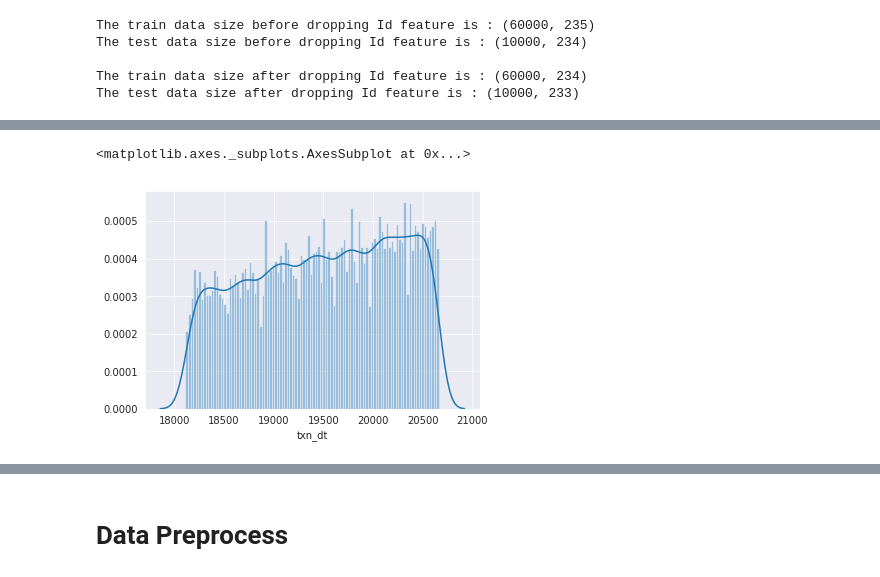
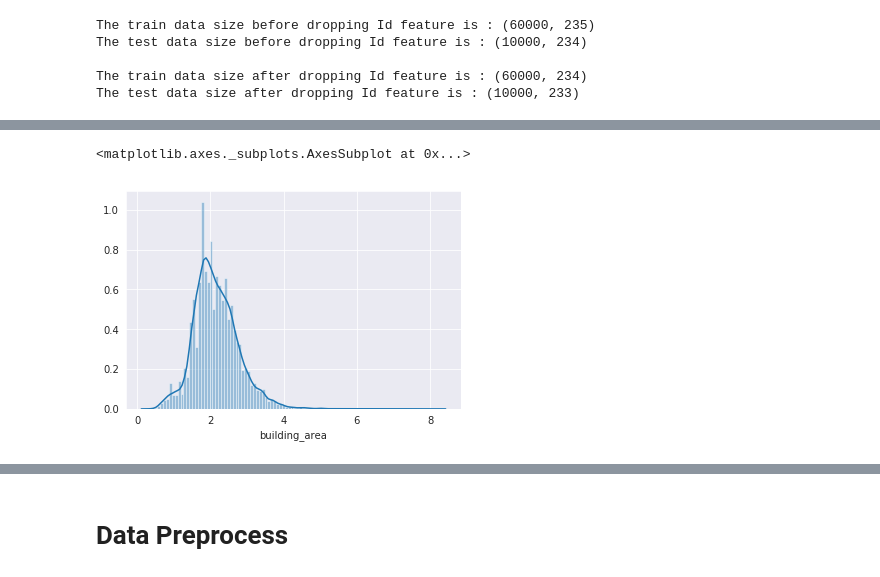
Before and after one commit to chonglun/4th-aia, a Jupyter notebook: tbrain/玉山台灣不動產AI神預測/tbrain-ai-building-total-price.ipynb, the cells around one changed output, grey strips where cells are left out. Saved outputs shown, nothing was run; the diff lists cells and outputs as text; code cells hidden in the pictures.

```diff
--- a/tbrain/玉山台灣不動產AI神預測/tbrain-ai-building-total-price.ipynb
+++ b/tbrain/玉山台灣不動產AI神預測/tbrain-ai-building-total-price.ipynb
@@ -83,5 +110,5 @@ The test data size after dropping Id feature is : (10000, 233)
 # %%
-sns.distplot(train['txn_dt'],hist=True,bins=100)
+sns.distplot(np.log1p(train['building_area']),hist=True,bins=100)
 # %% [output]
 <matplotlib.axes._subplots.AxesSubplot at 0x...>
-[figure, old version]
+[figure, new version]
```
Also changed, not shown: parts of 36 cells of this notebook.
